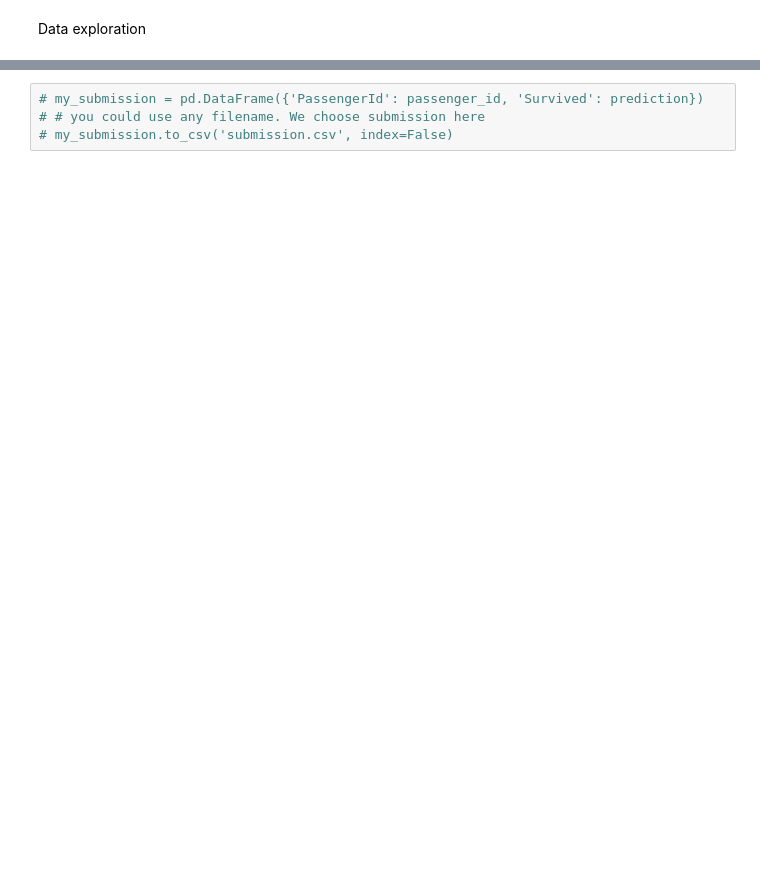
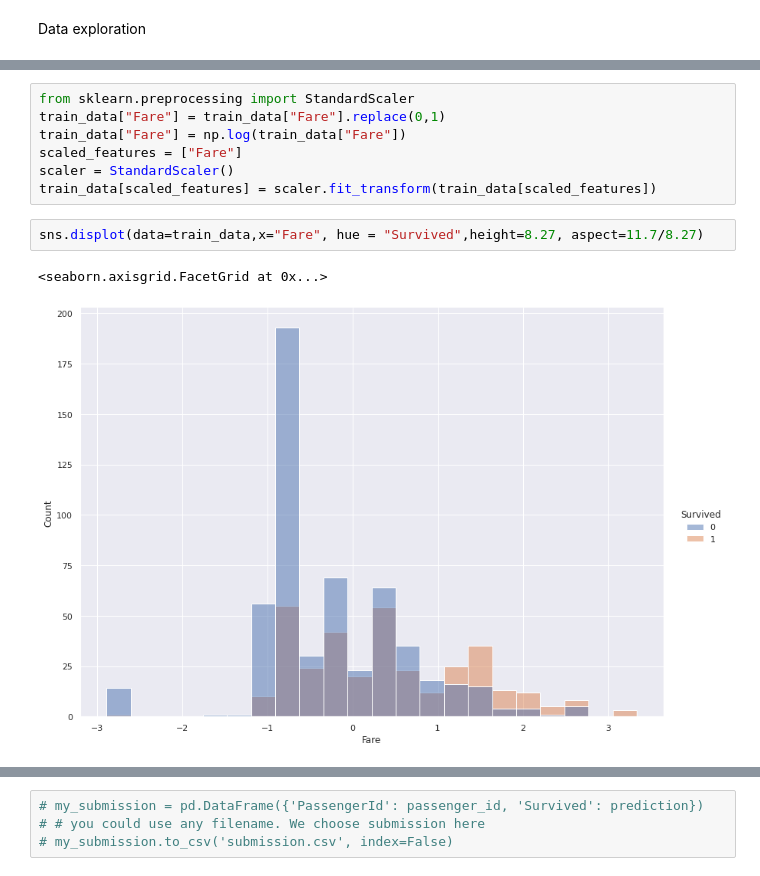
Before and after one commit to fabcancia/Kaggle, a Jupyter notebook: Titanic/titanic.ipynb, the cells around one changed output, grey strips where cells are left out. Cells and saved outputs as stored; diff of their text form; blank space fills up the shorter version.

```diff
--- a/Titanic/titanic.ipynb
+++ b/Titanic/titanic.ipynb
@@ -52 +138,13 @@ print(len(train_data))
+# %%
+from sklearn.preprocessing import StandardScaler
+train_data["Fare"] = train_data["Fare"].replace(0,1)
+train_data["Fare"] = np.log(train_data["Fare"])
+scaled_features = ["Fare"]
+scaler = StandardScaler()
+train_data[scaled_features] = scaler.fit_transform(train_data[scaled_features])
+# %%
+sns.displot(data=train_data,x="Fare", hue = "Survived",height=8.27, aspect=11.7/8.27)
+# %% [output]
+<seaborn.axisgrid.FacetGrid at 0x...>
+[figure, added]
 # %%
```
Also changed, not shown: parts of 13 cells of this notebook, 1 other file.
